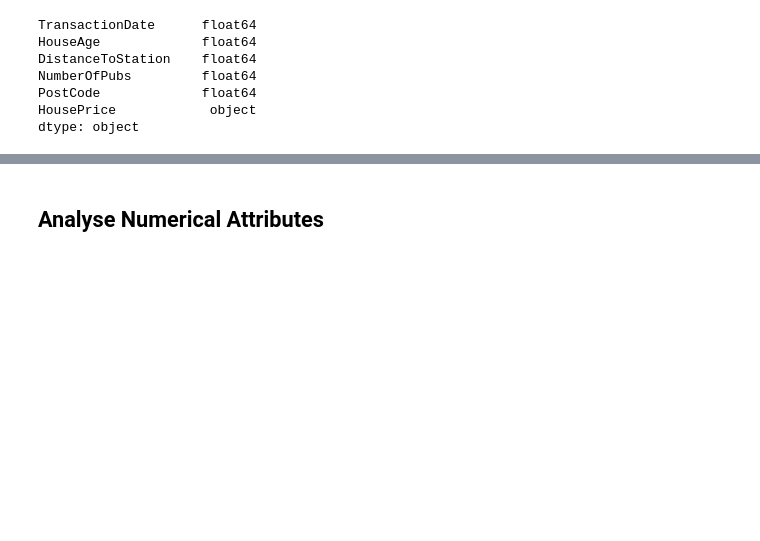
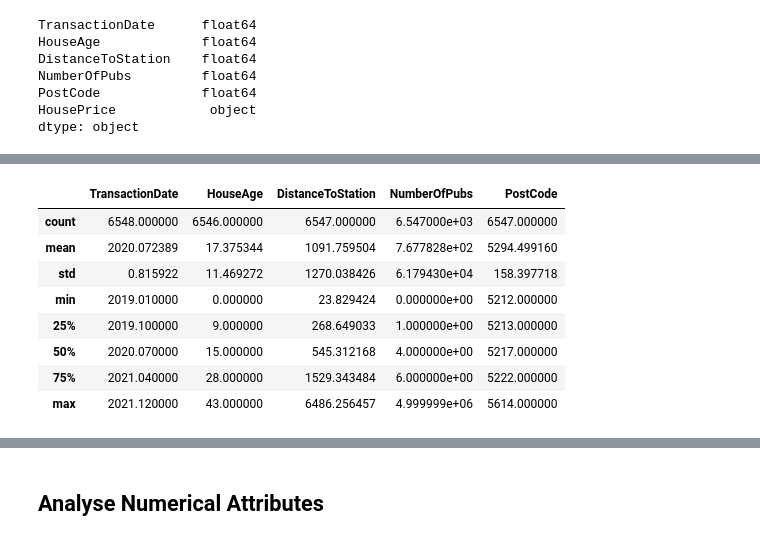
Before and after one commit to hypergalois/HousePricePredictionAPI, a Jupyter notebook: Regression.ipynb, the cells around one changed output, grey strips where cells are left out. Saved outputs shown, nothing was run; the diff lists cells and outputs as text; code cells hidden in the pictures; blank space fills up the shorter version.

```diff
--- a/Regression.ipynb
+++ b/Regression.ipynb
@@ -106,3 +106,15 @@ Data columns (total 6 columns):
  5   HousePrice         6544 non-null   object
 dtypes: float64(5), object(1)
 memory usage: 358.1+ KB
+# %%
+train.describe()
+# %% [output]
+|  | TransactionDate | HouseAge | DistanceToStation | NumberOfPubs | PostCode |
+| count | 6548.000000 | 6546.000000 | 6547.000000 | 6.547000e+03 | 6547.000000 |
+| mean | 2020.072389 | 17.375344 | 1091.759504 | 7.677828e+02 | 5294.499160 |
+| std | 0.815922 | 11.469272 | 1270.038426 | 6.179430e+04 | 158.397718 |
+| min | 2019.010000 | 0.000000 | 23.829424 | 0.000000e+00 | 5212.000000 |
+| 25% | 2019.100000 | 9.000000 | 268.649033 | 1.000000e+00 | 5213.000000 |
+| 50% | 2020.070000 | 15.000000 | 545.312168 | 4.000000e+00 | 5217.000000 |
+| 75% | 2021.040000 | 28.000000 | 1529.343484 | 6.000000e+00 | 5222.000000 |
+| max | 2021.120000 | 43.000000 | 6486.256457 | 4.999999e+06 | 5614.000000 |
```
Also changed, not shown: parts of 13 cells of this notebook.
